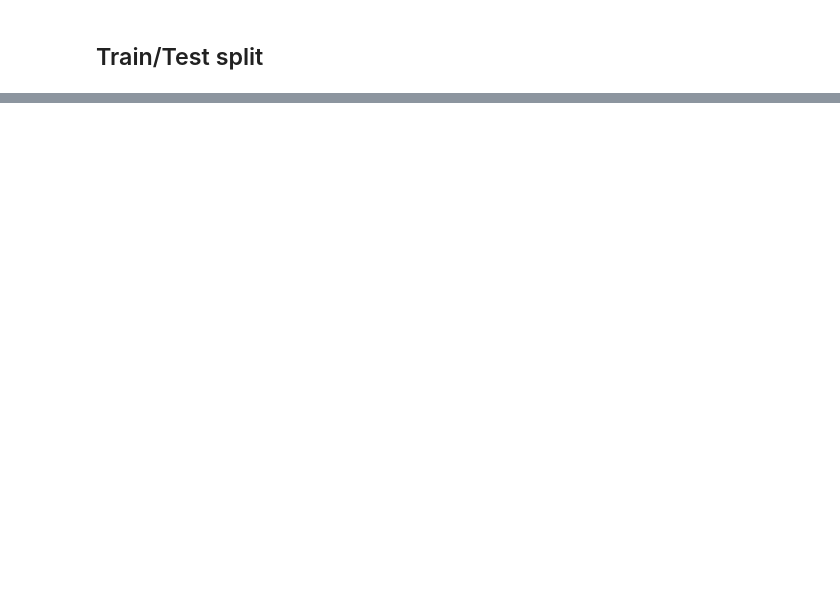
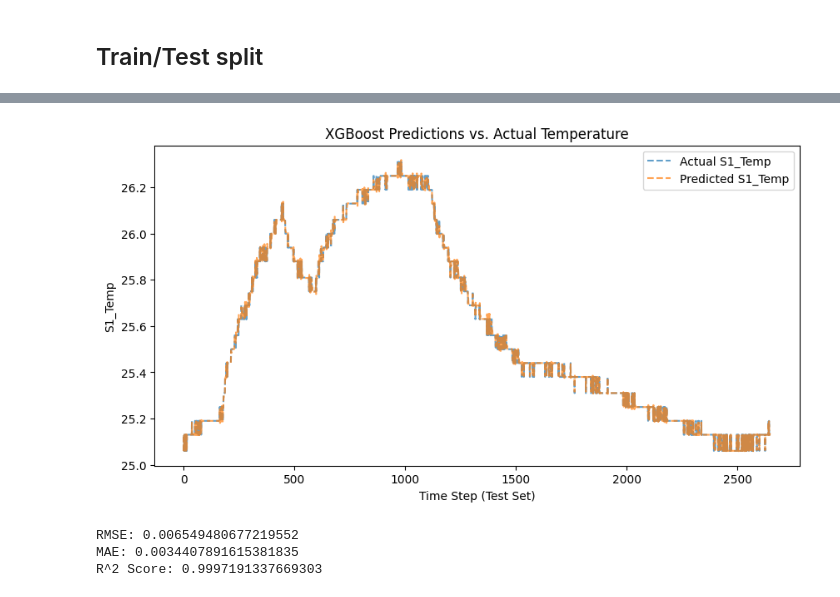
Before and after one commit to apmalinsky/AAI-530-IoT-FinalProject, a Jupyter notebook: notebooks/continuous-pred.ipynb, the cells around one changed output, grey strips where cells are left out. Drawn from its saved outputs; the diff is of its cells as text; code cells hidden in the pictures; blank space fills up the shorter version.

Commit message:
finish xgb temperature prediction

```diff
--- a/notebooks/continuous-pred.ipynb
+++ b/notebooks/continuous-pred.ipynb
@@ -45,14 +43,3 @@ group                             int64
 dtype: object
 # %% [markdown]
 ## Feature Engineering
-# %%
-# Setting predictive horizon to 5 steps ahead
-ph = 5
-
-# Setting up a column with future occupancy count for convenience
-ro_data['Room_Occupancy_Future_{}'.format(ph)] = ro_data['Room_Occupancy_Count'].shift(-ph)
-
-# Shifting creates some rows with NaN values, so dropping those
-ro_data.dropna(inplace=True)
-
-ro_data.head()
@@ -193,0 +104,35 @@ Epoch 7/50
+# %%
+def evaluate_xgb_model(model, X_test, y_test):
+    # Predictions
+    y_pred = model.predict(X_test)
+
+    # Visual predictions
+    # Plot actual vs predicted values
+    plt.figure(figsize=(10, 5))
+    plt.plot(y_test.values, label="Actual S1_Temp", linestyle='dashed', alpha=0.7)
+    plt.plot(y_pred, label="Predicted S1_Temp", linestyle='dashed', alpha=0.7)
+    plt.xlabel("Time Step (Test Set)")
+    plt.ylabel("S1_Temp")
+    plt.title("XGBoost Predictions vs. Actual Temperature")
+    plt.legend()
+    plt.show()
+
+    # Calculate scores
+    rmse = np.sqrt(mean_squared_error(y_test, y_pred))
+    mae = mean_absolute_error(y_test, y_pred)
+    r2 = r2_score(y_test, y_pred)
+
+    print("RMSE: {}".format(rmse))
+    print("MAE: {}".format(mae))
+    print("R^2 Score: {}".format(r2))
+# %%
+# Train the XGBoost model
+xgb_model = XGBRegressor(objective='reg:squarederror', n_estimators=100, learning_rate=0.1, max_depth=5, eval_metric="rmse")
+xgb_model.fit(X_train, y_train, eval_set=[(X_train, y_train), (X_test, y_test)], verbose=False)
+
+evaluate_xgb_model(xgb_model, X_test, y_test)
+# %% [output]
+[figure, added]
+RMSE: 0.006549480677219552
+MAE: 0.0034407891615381835
+R^2 Score: 0.9997191337669303
```
Also changed, not shown: parts of 15 cells of this notebook.
